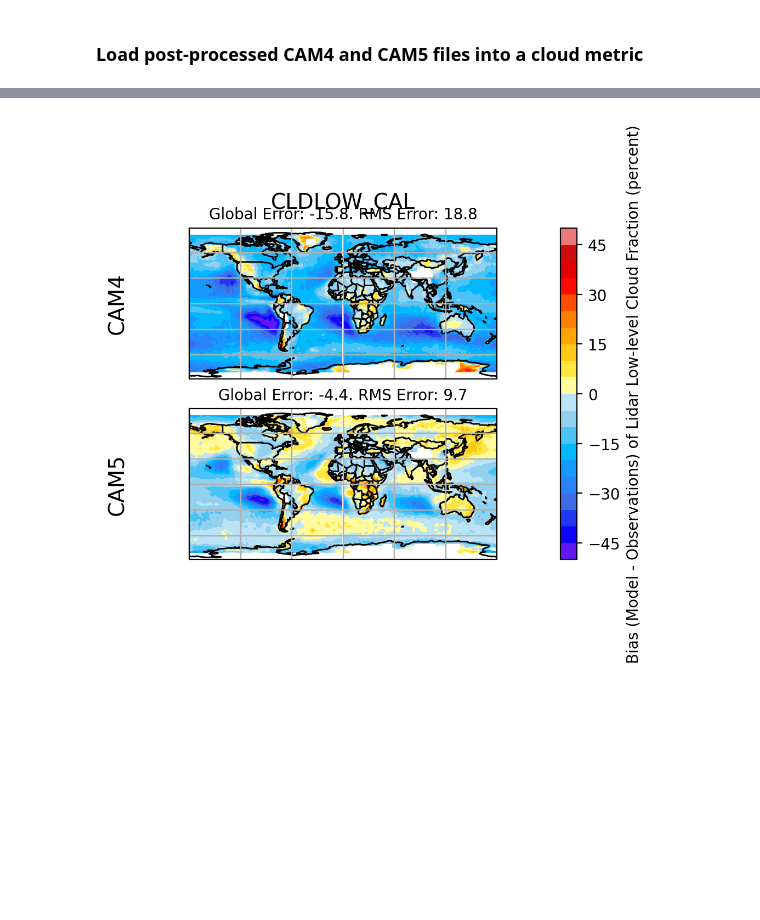
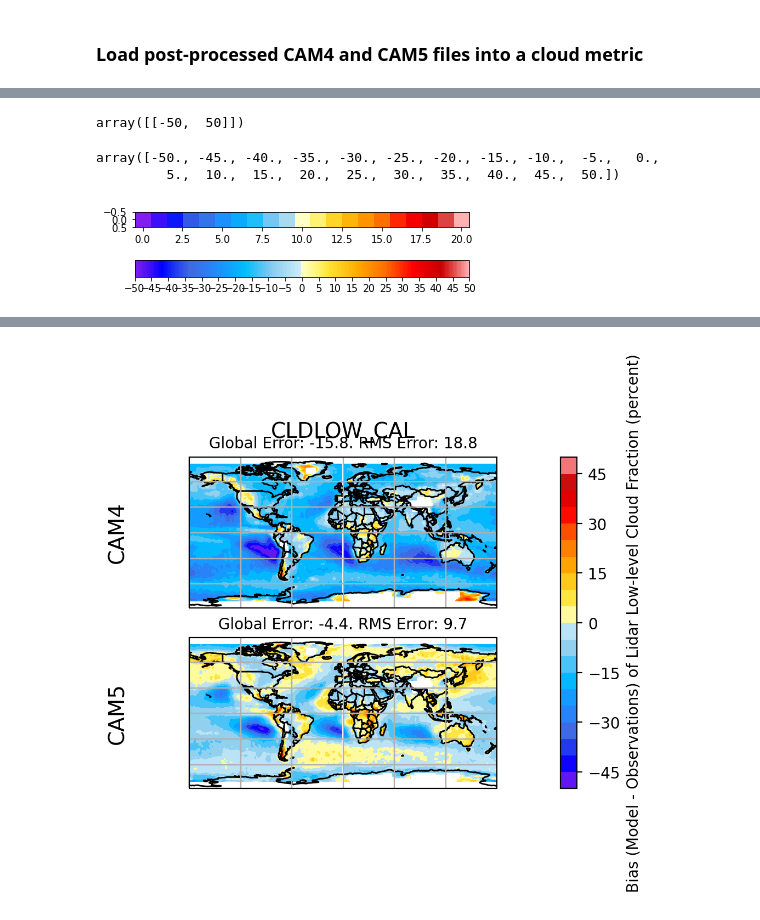
Before and after one commit to jshaw35/CESM2_analysis, a Jupyter notebook: CESM2_COSP/kay2012_fig5py.ipynb, the cells around one changed output, grey strips where cells are left out. Saved outputs shown, nothing was run; the diff lists cells and outputs as text; code cells hidden in the pictures; blank space fills up the shorter version.

```diff
--- a/CESM2_COSP/kay2012_fig5py.ipynb
+++ b/CESM2_COSP/kay2012_fig5py.ipynb
@@ -76,0 +141,24 @@ cam5_1deg_release_amip load successfully.
+# %%
+a
+# %% [output]
+array([[-50,  50]])
+# %%
+np.linspace(-50,50,21)
+# %% [output]
+array([-50., -45., -40., -35., -30., -25., -20., -15., -10.,  -5.,   0.,
+         5.,  10.,  15.,  20.,  25.,  30.,  35.,  40.,  45.,  50.])
+# %%
+fig = plt.figure()
+# a = np.array([[-50,50]])
+#
+a = np.array([np.linspace(-50,50,21)])
+
+img = plt.imshow(a, cmap=cmaps.ncl_default)
+
+# pl.colorbar(orientation="h", cax=cax)
+# pl.savefig("colorbar.pdf")
+
+# cax = fig.add_axes([0.27, 0.8, 0.5, 0.05])
+cbar = fig.colorbar(img,orientation='horizontal',ticks=np.linspace(-50,50,21))
+# %% [output]
+[figure, added]
```
Also changed, not shown: parts of 11 cells of this notebook, 6 other files.
